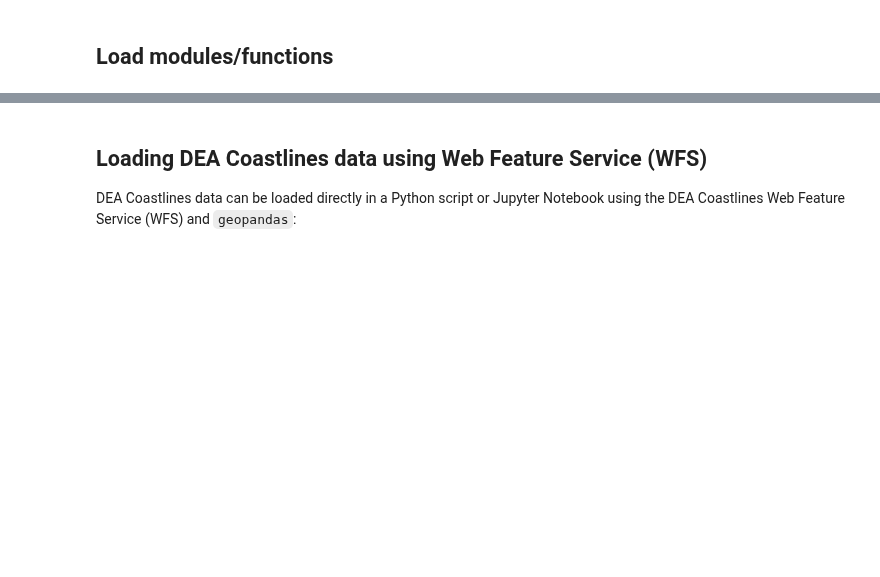
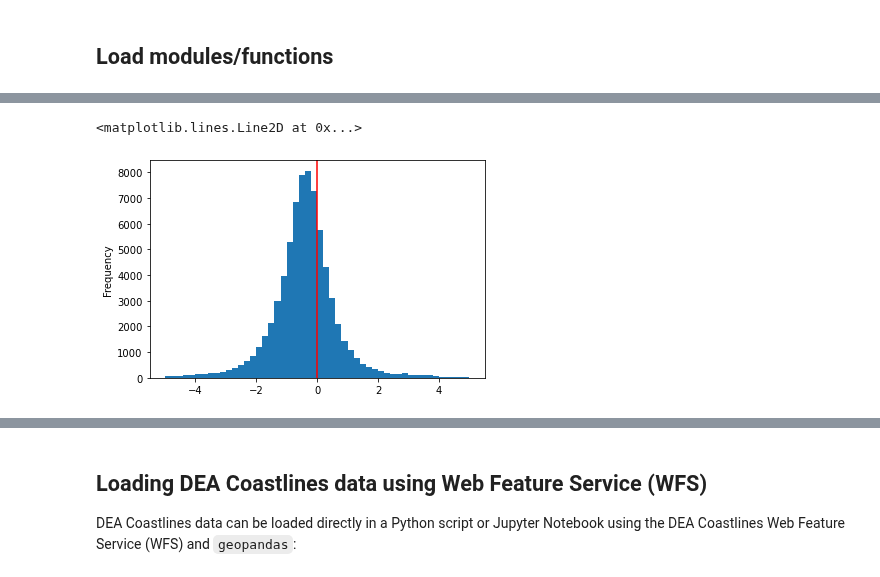
Before and after one commit to GeoscienceAustralia/dea-coastlines, a Jupyter notebook: DEACoastlines_tools.ipynb, the cells around one changed output, grey strips where cells are left out. Cells and saved outputs as stored; diff of their text form; code cells hidden in the pictures; blank space fills up the shorter version.

```diff
--- a/DEACoastlines_tools.ipynb
+++ b/DEACoastlines_tools.ipynb
@@ -768,0 +786,29 @@ def deacoastlines_histogram(extent_path=None,
+# %%
+early_df = early_df.loc[keep_early & keep_late]
+# %%
+late_df = late_df.loc[keep_early & keep_late]
+# %%
+import deacoastlines_statistics as deacl_stats
+import numpy as np
+
+x_years = early_df.columns.str.replace('dist_', '').astype(int)
+
+rate_out_early = (early_df
+                .apply(lambda row:
+                       deacl_stats.change_regress(y_vals=row.values.astype(np.float),
+                                                  x_vals=x_years,
+                                                  x_labels=x_years), axis=1))
+# %%
+x_years = late_df.columns.str.replace('dist_', '').astype(int)
+
+rate_out_late = (late_df
+                .apply(lambda row:
+                       deacl_stats.change_regress(y_vals=row.values.astype(np.float),
+                                                  x_vals=x_years,
+                                                  x_labels=x_years), axis=1))
+# %%
+(rate_out_late.slope - rate_out_early.slope).plot.hist(range=(-5, 5), bins=50)
+plt.axvline(0, color='red')
+# %% [output]
+<matplotlib.lines.Line2D at 0x...>
+[figure, added]
```
Also changed, not shown: parts of 9 cells of this notebook, 4 other files.
